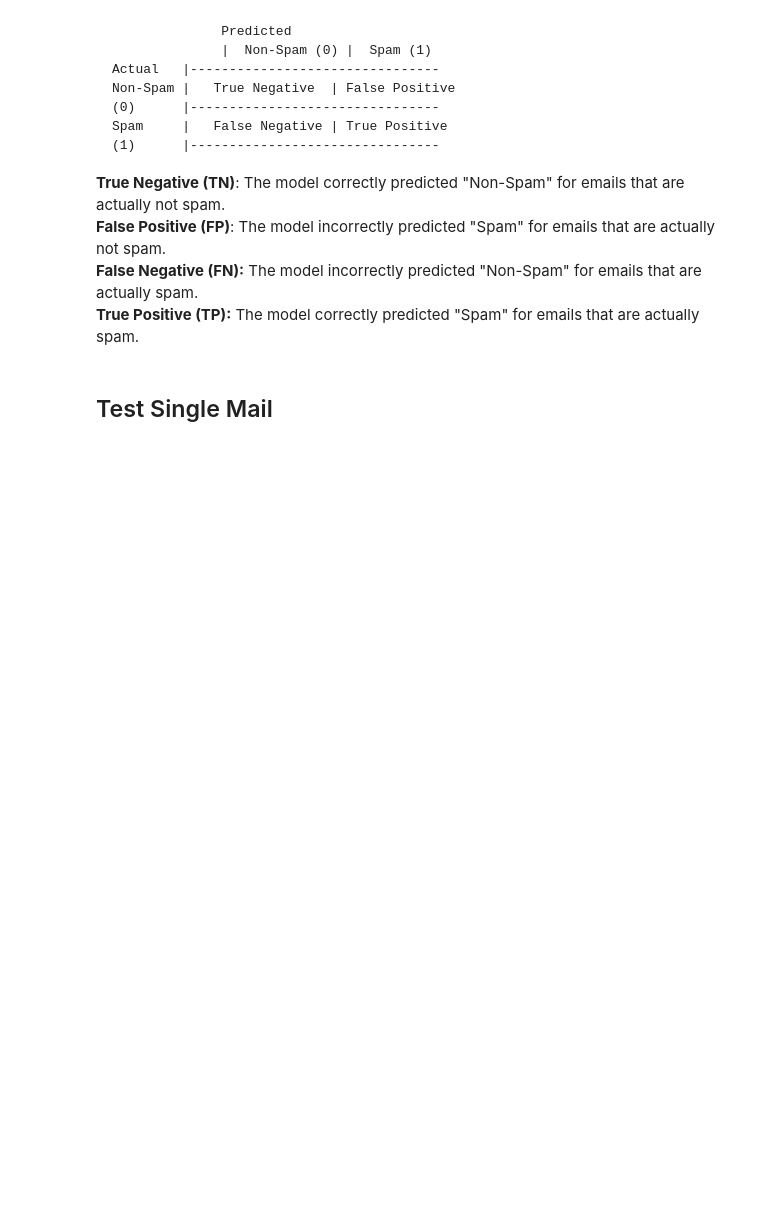
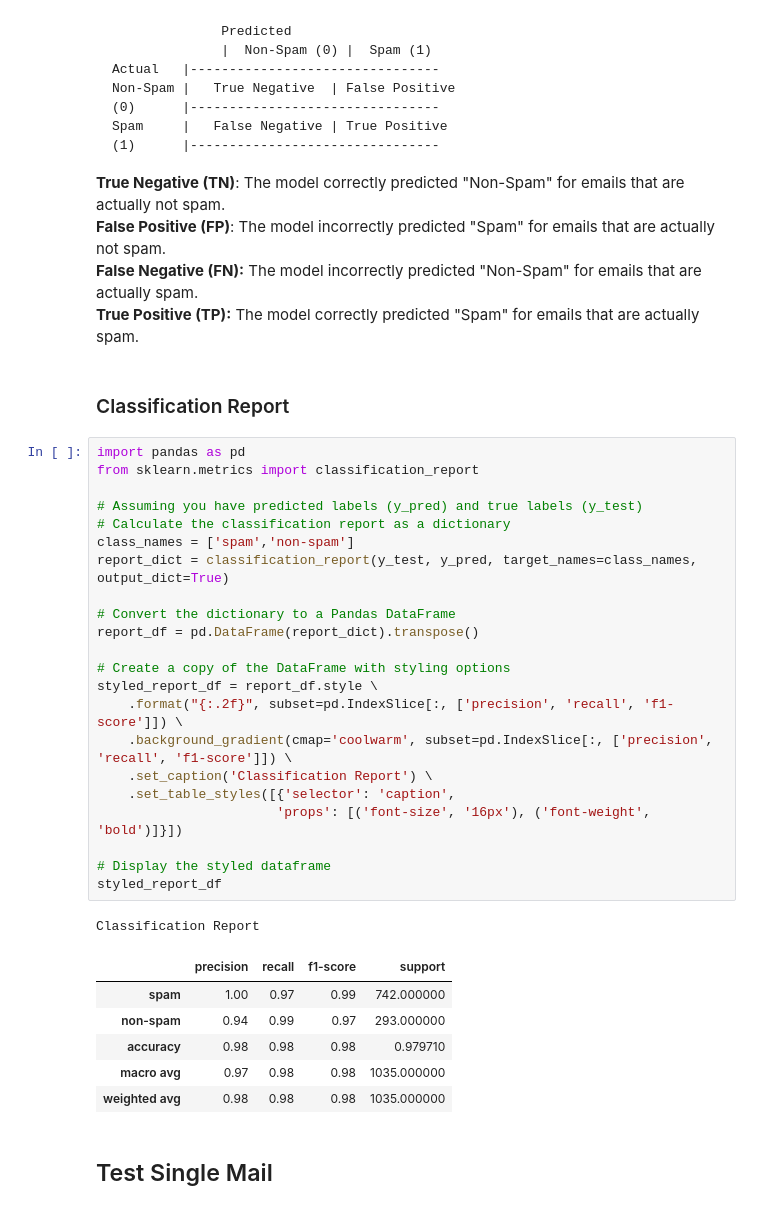
Before and after one commit to devdigger/Spam-Filtering-System, a Jupyter notebook: Spam_filter.ipynb, the cells around one changed output. Drawn from its saved outputs; the diff is of its cells as text; blank space fills up the shorter version.

```diff
--- a/Spam_filter.ipynb
+++ b/Spam_filter.ipynb
@@ -223,6 +223,38 @@ Spam     |   False Negative | True Positive
 **False Positive (FP)**: The model incorrectly predicted "Spam" for emails that are actually not spam.
 **False Negative (FN):** The model incorrectly predicted "Non-Spam" for emails that are actually spam.
 **True Positive (TP):** The model correctly predicted "Spam" for emails that are actually spam.
+# %% [markdown]
+### Classification Report
+# %%
+import pandas as pd
+from sklearn.metrics import classification_report
+
+# Assuming you have predicted labels (y_pred) and true labels (y_test)
+# Calculate the classification report as a dictionary
+class_names = ['spam','non-spam']
+report_dict = classification_report(y_test, y_pred, target_names=class_names, output_dict=True)
+
+# Convert the dictionary to a Pandas DataFrame
+report_df = pd.DataFrame(report_dict).transpose()
+
+# Create a copy of the DataFrame with styling options
+styled_report_df = report_df.style \
+    .format("{:.2f}", subset=pd.IndexSlice[:, ['precision', 'recall', 'f1-score']]) \
+    .background_gradient(cmap='coolwarm', subset=pd.IndexSlice[:, ['precision', 'recall', 'f1-score']]) \
+    .set_caption('Classification Report') \
+    .set_table_styles([{'selector': 'caption',
+                       'props': [('font-size', '16px'), ('font-weight', 'bold')]}])
+
+# Display the styled dataframe
+styled_report_df
+# %% [output]
+Classification Report
+|  | precision | recall | f1-score | support |
+| spam | 1.00 | 0.97 | 0.99 | 742.000000 |
+| non-spam | 0.94 | 0.99 | 0.97 | 293.000000 |
+| accuracy | 0.98 | 0.98 | 0.98 | 0.979710 |
+| macro avg | 0.97 | 0.98 | 0.98 | 1035.000000 |
+| weighted avg | 0.98 | 0.98 | 0.98 | 1035.000000 |
 # %% [markdown]
 ## Test Single Mail
 # %%
```
